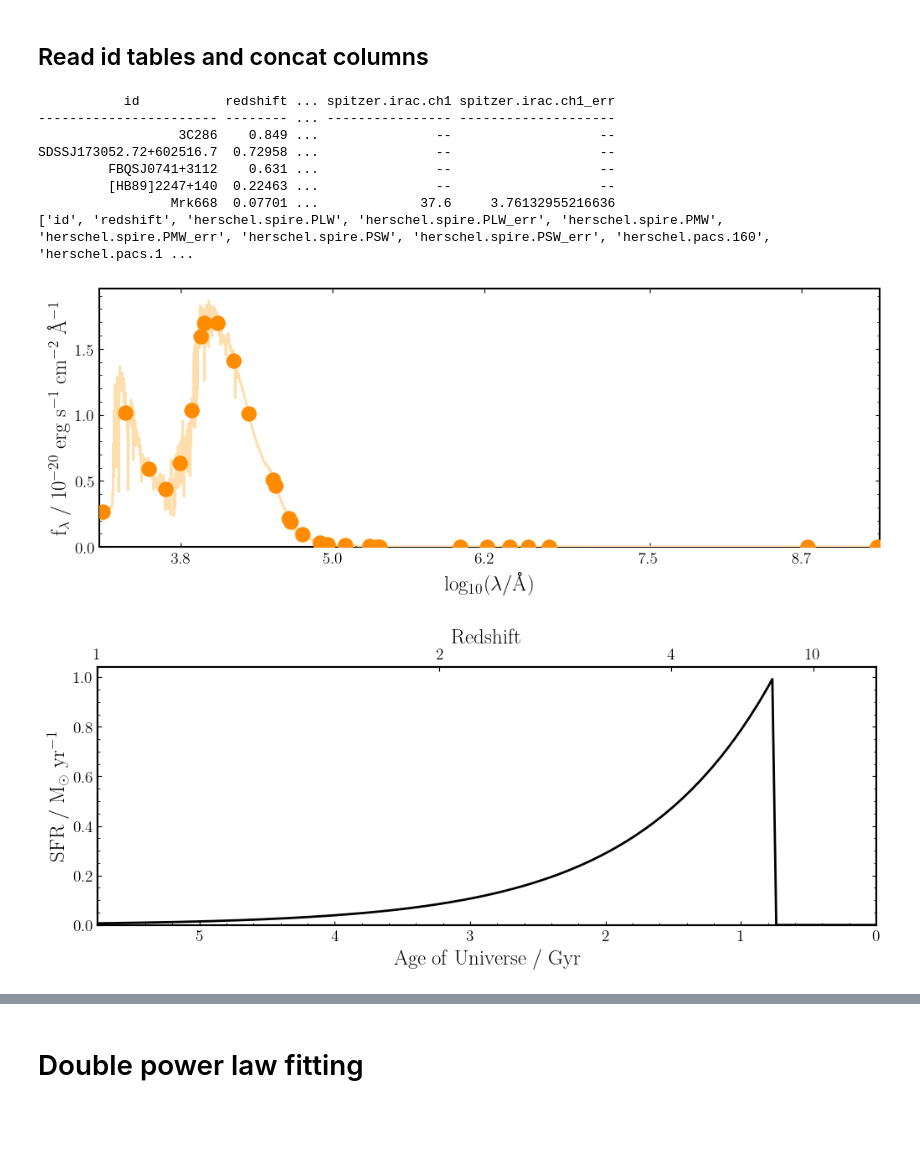
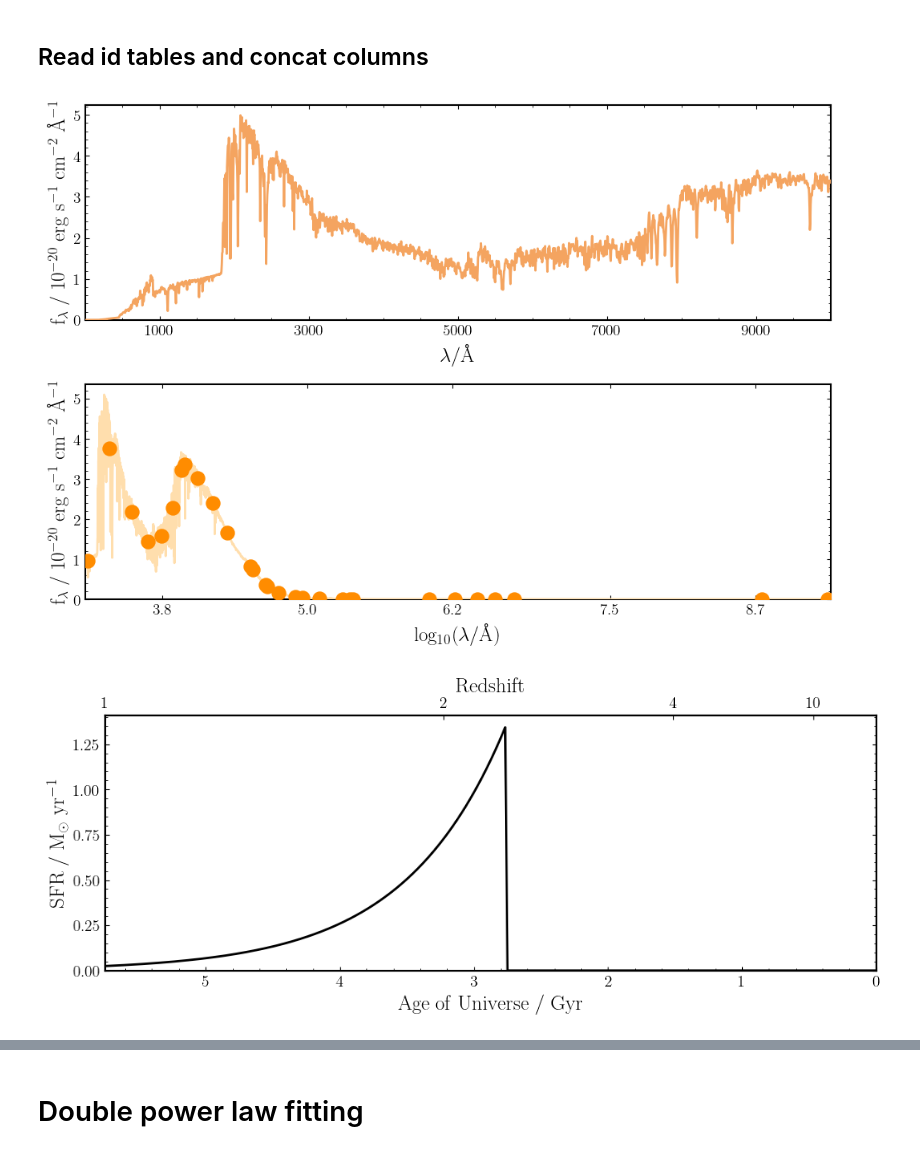
Before and after one commit to edr0k/BAGPIPES_Galaxies_MaNGA, a Jupyter notebook: MaNGA_run.ipynb, the cells around one changed output, grey strips where cells are left out. Drawn from its saved outputs; the diff is of its cells as text; code cells hidden in the pictures; blank space fills up the shorter version.

Commit message:
testing different models

```diff
--- a/MaNGA_run.ipynb
+++ b/MaNGA_run.ipynb
@@ -68,47 +68,38 @@ mpl.rcParams['axes.linewidth'] = 2.0
 # %% [markdown]
 ## Read id tables and concat columns
 # %%
-import glob
-from astropy.table import Table, vstack
+# import glob
+# from astropy.table import Table, vstack
 
-# Get a list of all the id_*.txt tables
-id_tables = glob.glob('data/id_*.txt')
+# # Get a list of all the id_*.txt tables
+# id_tables = glob.glob('data/id_*.txt')
 
-# Read and concatenate the tables
-concatenated_table = Table()
-for table_file in id_tables:
-    table = Table.read(table_file, format='ascii')
-    concatenated_table = vstack([concatenated_table, table])
+# # Read and concatenate the tables
+# concatenated_table = Table()
+# for table_file in id_tables:
+#     table = Table.read(table_file, format='ascii')
+#     concatenated_table = vstack([concatenated_table, table])
 
-# Print the concatenated table
-print(concatenated_table)
+# # Print the concatenated table
+# print(concatenated_table)
 
-# Save the concatenated table
-concatenated_table.write('data/MaNGA_AGNs.csv', format='csv', overwrite=True)
-print(concatenated_table.colnames)
+# # Save the concatenated table
+# concatenated_table.write('data/MaNGA_AGNs.csv', format='csv', overwrite=True)
+# print(concatenated_table.colnames)
 
-list = ['id', 'redshift', 'herschel.spire.PLW', 'herschel.spire.PLW_err', 'herschel.spire.PMW', 'herschel.spire.PMW_err', 'herschel.spire.PSW', 'herschel.spire.PSW_err', 'herschel.pacs.160', 'herschel.pacs.160_err', 'herschel.pacs.100', 'herschel.pacs.100_err', 'spitzer.mips.24', 'spitzer.mips.24_err', 'WISE4', 'WISE4_err', 'WISE3', 'WISE3_err', 'WISE2', 'WISE2_err', 'WISE1', 'WISE1_err', '2mass.Ks', '2mass.Ks_err', '2mass.H', '2mass.H_err', '2mass.J', '2mass.J_err', 'PAN-STARRS_y', 'PAN-STARRS_y_err', 'SDSS.z', 'SDSS.z_err', 'SDSS.i', 'SDSS.i_err', 'SDSS.r', 'SDSS.r_err', 'SDSS.g', 'SDSS.g_err', 'SDSS.u', 'SDSS.u_err', 'galex.NUV', 'galex.NUV_err', 'galex.FUV', 'galex.FUV_err', 'VLA_L', 'VLA_L_err', 'VLA_C', 'VLA_C_err', 'L18W', 'L18W_err', 'S9W', 'S9W_err', 'spitzer.irac.ch4', 'spitzer.irac.ch4_err', 'spitzer.irac.ch3', 'spitzer.irac.ch3_err', 'spitzer.irac.ch2', 'spitzer.irac.ch2_err', 'spitzer.irac.ch1', 'spitzer.irac.ch1_err']
+# list = ['id', 'redshift', 'herschel.spire.PLW', 'herschel.spire.PLW_err', 'herschel.spire.PMW', 'herschel.spire.PMW_err', 'herschel.spire.PSW', 'herschel.spire.PSW_err', 'herschel.pacs.160', 'herschel.pacs.160_err', 'herschel.pacs.100', 'herschel.pacs.100_err', 'spitzer.mips.24', 'spitzer.mips.24_err', 'WISE4', 'WISE4_err', 'WISE3', 'WISE3_err', 'WISE2', 'WISE2_err', 'WISE1', 'WISE1_err', '2mass.Ks', '2mass.Ks_err', '2mass.H', '2mass.H_err', '2mass.J', '2mass.J_err', 'PAN-STARRS_y', 'PAN-STARRS_y_err', 'SDSS.z', 'SDSS.z_err', 'SDSS.i', 'SDSS.i_err', 'SDSS.r', 'SDSS.r_err', 'SDSS.g', 'SDSS.g_err', 'SDSS.u', 'SDSS.u_err', 'galex.NUV', 'galex.NUV_err', 'galex.FUV', 'galex.FUV_err', 'VLA_L', 'VLA_L_err', 'VLA_C', 'VLA_C_err', 'L18W', 'L18W_err', 'S9W', 'S9W_err', 'spitzer.irac.ch4', 'spitzer.irac.ch4_err', 'spitzer.irac.ch3', 'spitzer.irac.ch3_err', 'spitzer.irac.ch2', 'spitzer.irac.ch2_err', 'spitzer.irac.ch1', 'spitzer.irac.ch1_err']
 
-group_with_err = []
-group_without_err = []
+# group_with_err = []
+# group_without_err = []
 
-for name in list:
-    if name.endswith('_err'):
-        group_with_err.append(name)
-    elif name not in ['id', 'redshift']:
-        group_without_err.append(name)
+# for name in list:
+#     if name.endswith('_err'):
+#         group_with_err.append(name)
+#     elif name not in ['id', 'redshift']:
+#         group_without_err.append(name)
 
-print("Group with _err:", group_with_err)
-print("Group without _err:", group_without_err)
+# print("Group with _err:", group_with_err)
+# print("Group without _err:", group_without_err)
-# %% [output]
-           id           redshift ... spitzer.irac.ch1 spitzer.irac.ch1_err
------------------------ -------- ... ---------------- --------------------
-                  3C286    0.849 ...               --                   --
-SDSSJ173052.72+602516.7  0.72958 ...               --                   --
-         FBQSJ0741+3112    0.631 ...               --                   --
-         [HB89]2247+140  0.22463 ...               --                   --
-                 Mrk668  0.07701 ...             37.6     3.76132955216636
-['id', 'redshift', 'herschel.spire.PLW', 'herschel.spire.PLW_err', 'herschel.spire.PMW', 'herschel.spire.PMW_err', 'herschel.spire.PSW', 'herschel.spire.PSW_err', 'herschel.pacs.160', 'herschel.pacs.1 ...
 # %%
 filter_list = ['filters/PANDA/PLW.dat','filters/PANDA/PMW.dat', 'filters/PANDA/PSW.dat', 'filters/PANDA/100.dat', 'filters/PANDA/160.dat',
                'filters/PANDA/spitzer.mips.24.dat',
@@ -143,27 +134,25 @@ mags_err = ['herschel.spire.PLW_err', 'herschel.spire.PMW_err', 'herschel.spire.
             'L18W_err', 'S9W_err',
             'spitzer.irac.ch4_err', 'spitzer.irac.ch3_err', 'spitzer.irac.ch2_err', 'spitzer.irac.ch1_err']
 # %%
-import bagpipes as pipes
-import numpy as np
-
 exp = {}                          # Tau model star formation history component
-exp["age"] = 5.                   # Gyr
-exp["tau"] = 1                 # Gyr
+exp["age"] = 3.                   # Gyr
+exp["tau"] = 0.75                 # Gyr
 exp["massformed"] = 9.            # log_10(M*/M_solar)
 exp["metallicity"] = 0.5          # Z/Z_oldsolar
 
 dust = {}                         # Dust component
 dust["type"] = "Calzetti"         # Define the shape of the attenuation curve
 dust["Av"] = 0.2                  # magnitudes
 
 model_components = {}                   # The model components dictionary
 model_components["redshift"] = 1.0      # Observed redshift
 model_components["exponential"] = exp
 model_components["dust"] = dust
-model = pipes.model_galaxy(model_components, filt_list=filter_list)
+
+model = pipes.model_galaxy(model_components, filt_list=filter_list, spec_wavs=np.arange(0., 10000., 5.))
 fig = model.plot()
 fig = model.sfh.plot()
 # %% [output]
-[figure, old version]
+[figure, new version]
-[figure, old version]
+[figure, new version]
 # %%
```
Also changed, not shown: parts of 5 cells of this notebook, 5 other files.
